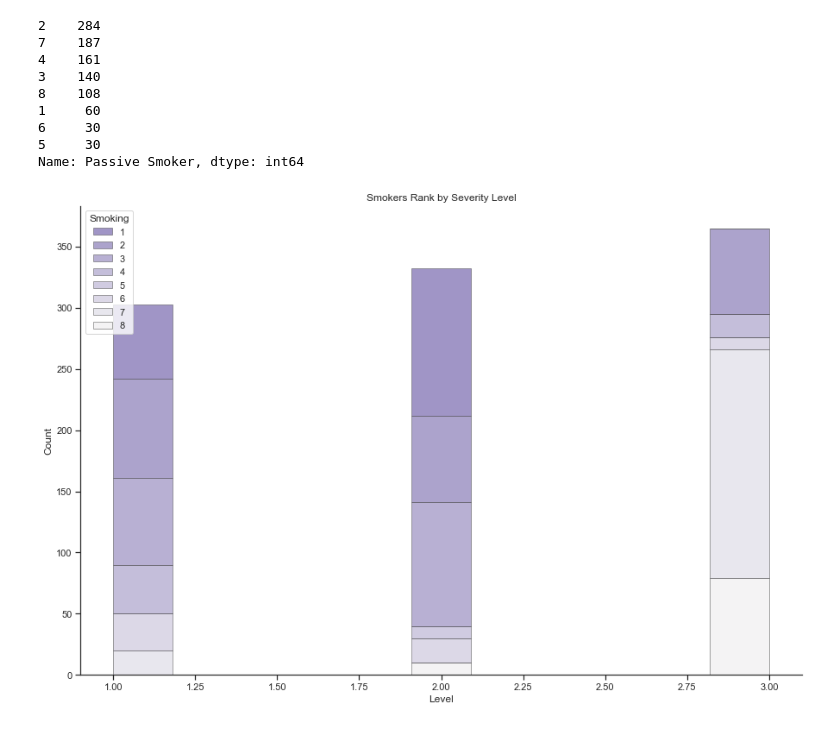
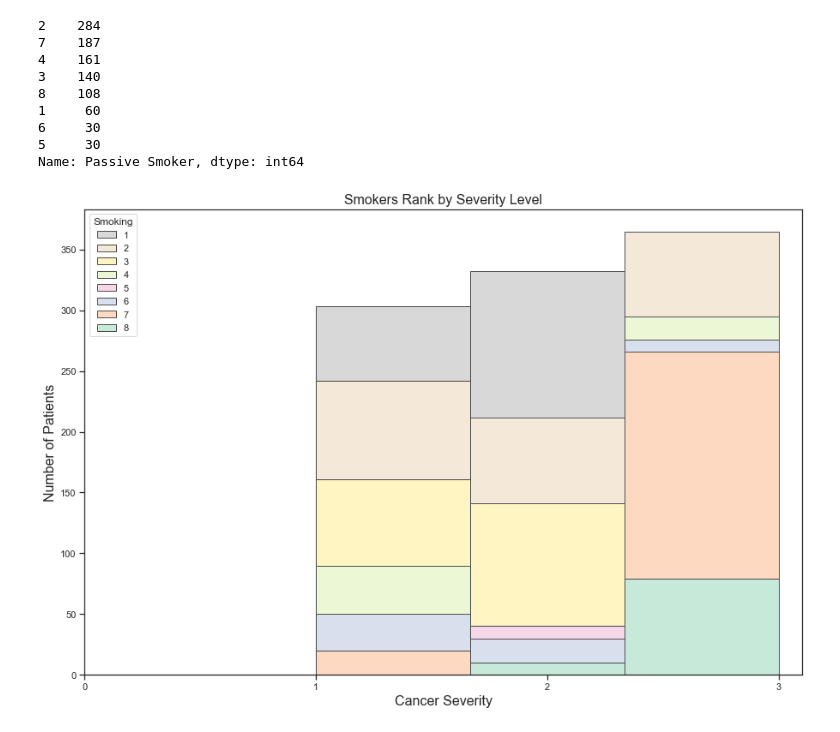
Before and after one commit to shaneabbley/Capstone_Project, a Jupyter notebook: pie_charts.ipynb, the cells around one changed output. Saved outputs shown, nothing was run; the diff lists cells and outputs as text; code cells hidden in the pictures.

Commit message:
updaing images

```diff
--- a/pie_charts.ipynb
+++ b/pie_charts.ipynb
@@ -177,20 +199,23 @@ cancer_patient_df["Passive Smoker"].value_counts()
 5     30
 Name: Passive Smoker, dtype: int64
 # %%
+plt.subplots(figsize = (15,10))
+sns.despine(f)
+bins = list(range(0,4))
+sns.histplot(
+   cancer_patient_df, x= "Level", bins=3, hue = "Smoking",
+    multiple="stack",palette="Pastel2_r",
+    edgecolor = "0.3",
+    linewidth="01"
+)
+plt.xticks(bins)
+plt.xlabel("Cancer Severity", fontsize=16)
+plt.ylabel("Number of Patients", fontsize=16)
 
-Smoke= sns.set_theme(style="ticks")
-f, ax = plt.subplots(figsize = (15,10))
-sns.despine(f)
-sns.histplot(
-   cancer_patient_df, x= "Level", hue = "Smoking",
-    multiple="stack",palette="light:m_r",
-    edgecolor = "0.3",
-    linewidth="0.5"
-)
 
-plt.title("Smokers Rank by Severity Level")
+plt.title("Smokers Rank by Severity Level", fontsize=16)
 plt.savefig("Resources/images/Smoke.png")
 # %% [output]
-[figure, old version]
+[figure, new version]
 # %%
 
```
Also changed, not shown: parts of 3 cells of this notebook, 8 other files.
